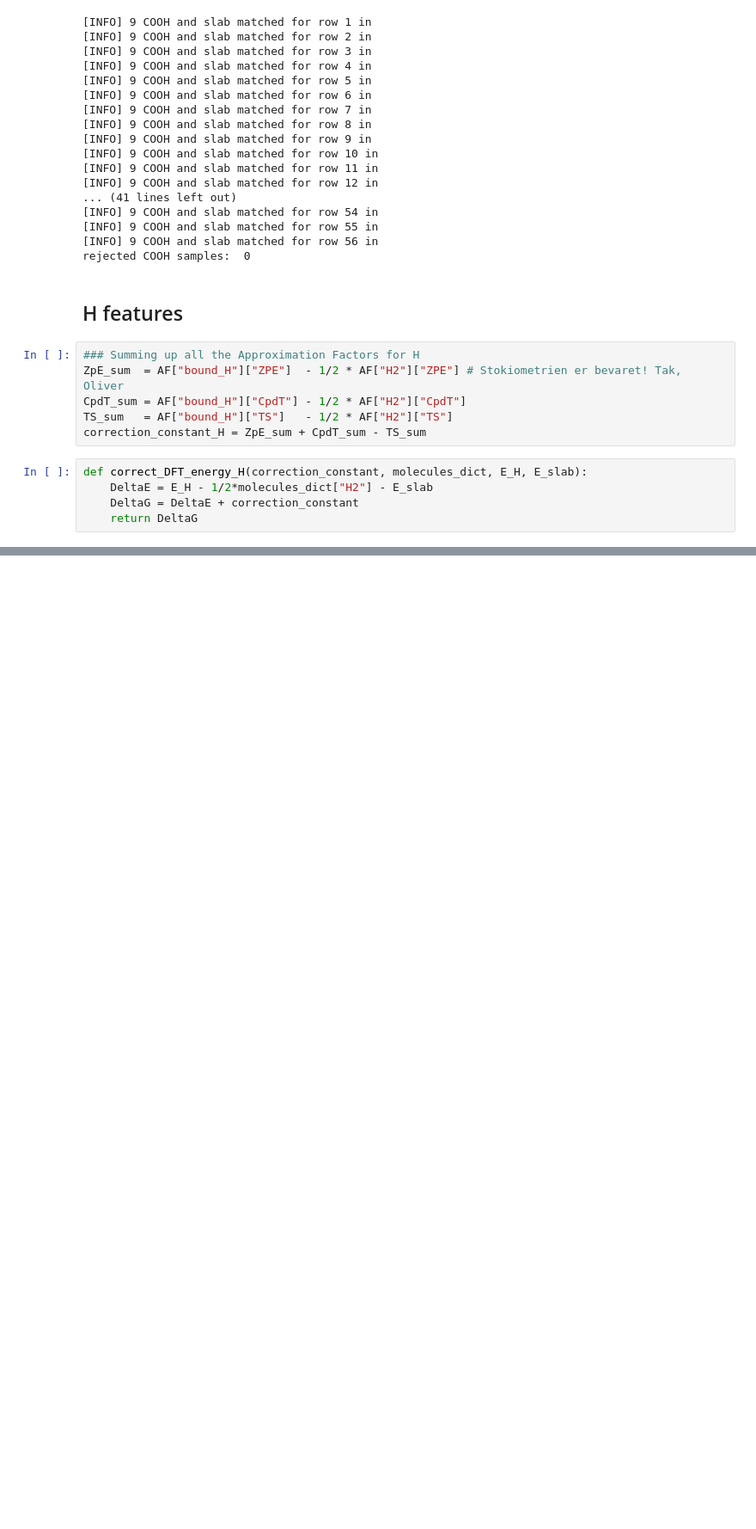
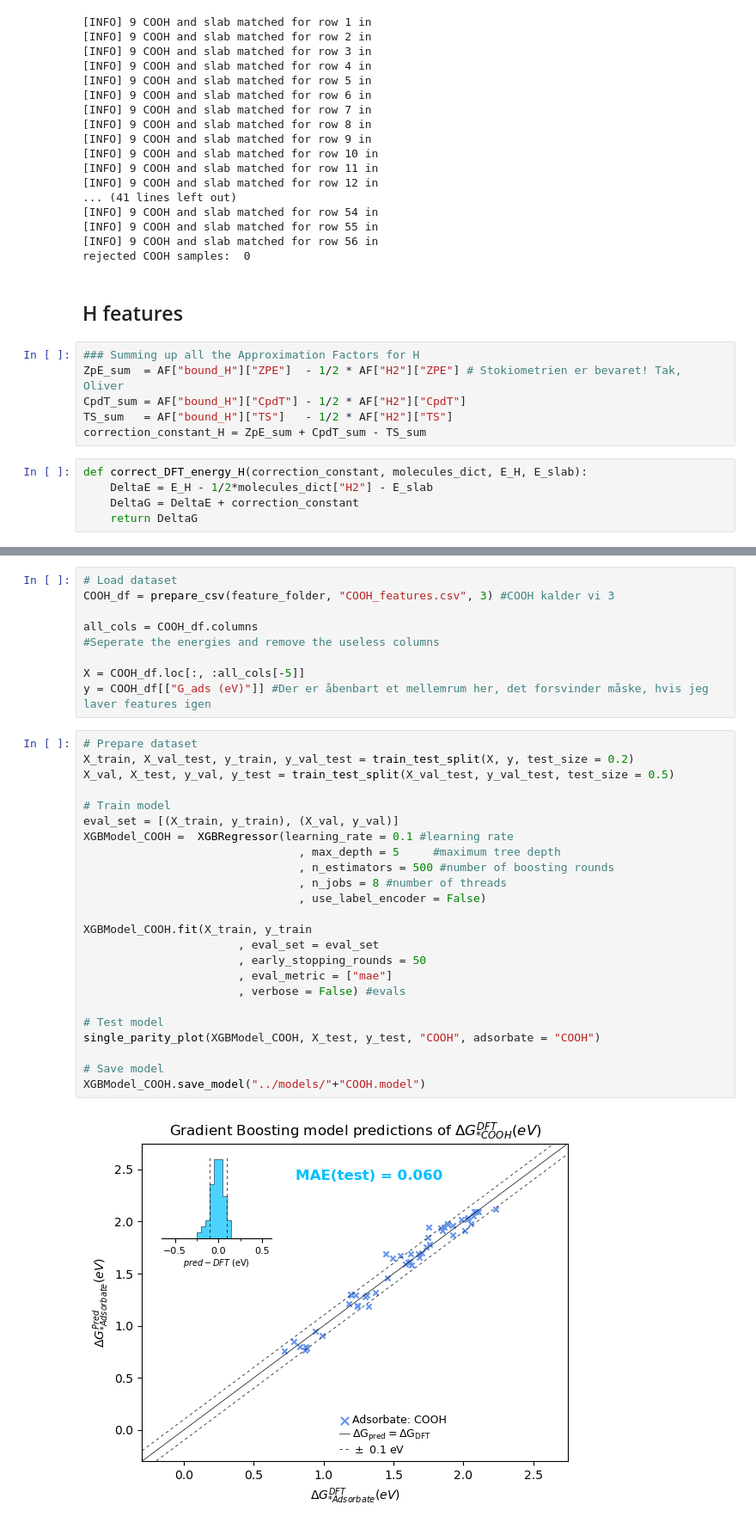
Before and after one commit to MarcusNoergaardWeng/CatalysisThesis, a Jupyter notebook: Notebooks/Training_E_models2.ipynb, the cells around one changed output, grey strips where cells are left out. Shown at 86% size. Saved outputs shown, nothing was run; the diff lists cells and outputs as text; blank space fills up the shorter version.

```diff
--- a/Notebooks/Training_E_models2.ipynb
+++ b/Notebooks/Training_E_models2.ipynb
@@ -383,0 +825,35 @@ AssertionError: The given adsorption site has 1 adsorbing atoms, but 3 was expec
+# %%
+# Load dataset
+COOH_df = prepare_csv(feature_folder, "COOH_features.csv", 3) #COOH kalder vi 3
+
+all_cols = COOH_df.columns
+#Seperate the energies and remove the useless columns
+
+X = COOH_df.loc[:, :all_cols[-5]]
+y = COOH_df[["G_ads (eV)"]] #Der er åbenbart et mellemrum her, det forsvinder måske, hvis jeg laver features igen
+# %%
+# Prepare dataset
+X_train, X_val_test, y_train, y_val_test = train_test_split(X, y, test_size = 0.2)
+X_val, X_test, y_val, y_test = train_test_split(X_val_test, y_val_test, test_size = 0.5)
+
+# Train model
+eval_set = [(X_train, y_train), (X_val, y_val)]
+XGBModel_COOH =  XGBRegressor(learning_rate = 0.1 #learning rate
+                                , max_depth = 5     #maximum tree depth
+                                , n_estimators = 500 #number of boosting rounds
+                                , n_jobs = 8 #number of threads
+                                , use_label_encoder = False)
+
+XGBModel_COOH.fit(X_train, y_train
+                       , eval_set = eval_set
+                       , early_stopping_rounds = 50
+                       , eval_metric = ["mae"]
+                       , verbose = False) #evals
+
+# Test model
+single_parity_plot(XGBModel_COOH, X_test, y_test, "COOH", adsorbate = "COOH")
+
+# Save model
+XGBModel_COOH.save_model("../models/"+"COOH.model")
+# %% [output]
+[figure, added]
```
Also changed, not shown: parts of 21 cells of this notebook, 10 other files.
